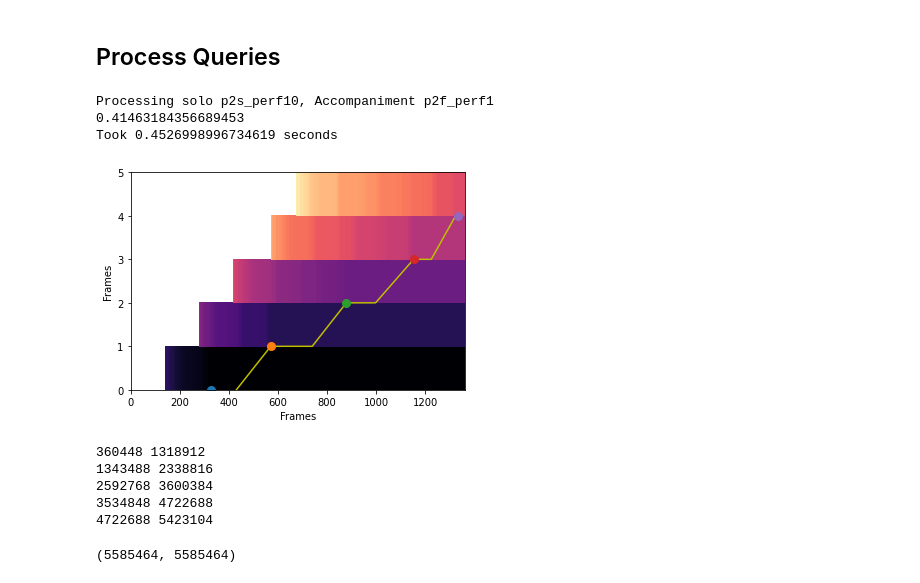
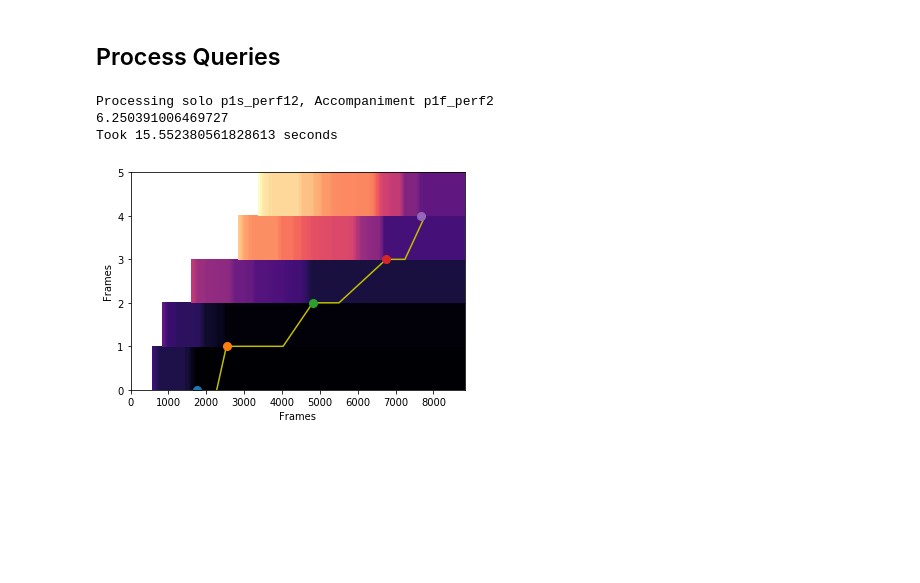
Before and after one commit to dhyang33/AdaptiveAccompaniment, a Jupyter notebook: src/02a_SegmentalDTW.ipynb, the cells around one changed output. Saved outputs shown, nothing was run; the diff lists cells and outputs as text; code cells hidden in the pictures; blank space fills up the shorter version.

```diff
--- a/src/02a_SegmentalDTW.ipynb
+++ b/src/02a_SegmentalDTW.ipynb
@@ -57,7 +53,7 @@ def getCostMatrices(queries, ref):
   return cost_matrices
 # %%
 def getAccumCostMatrix(cost_matrix):
-  steps = np.array([2, 1, 1, 2, 1, 1]).reshape((3,2))
+  steps = np.array([2, 1, 1, 2, 1, 1]).reshape((-1,2))
   weights = [2,1,1]
   D = lb.sequence.dtw(C=cost_matrix, step_sizes_sigma=steps, weights_mul=weights, subseq=True, backtrack=False)
   return D
@@ -71,7 +108,7 @@ def generateSegmentCostMatrix(costMatrices):
 # %%
 def segmental_DTW(segmentCostMatrix, segment_lengths):
   steps = [[0,1]]
-  weights = [0]
+  weights = [0.1]
   D, path = DTW.globalDTW(segmentCostMatrix, steps, weights, segment_lengths)
 
   return D, path
@@ -188,7 +225,6 @@ def group_time_function(wp,ref_audio_len):
 # %%
-def processQuery(solo_name, ref_name, visualize=False, hypdir = None, sr=22050):
+def processQuery(solo_name, ref_name, hop_length, visualize=False, hypdir = None, sr=22050):
   print("Processing solo {}, Accompaniment {}".format(solo_name, ref_name))
-  warnings.filterwarnings("ignore", category=DeprecationWarning)
   start_time = time.time()
   outfile = 'experiments/{}/{}-{}.hyp'.format(hypdir, solo_name, ref_name)
   if os.path.exists(outfile) and visualize == False:
@@ -198,32 +234,30 @@ def processQuery(solo_name, ref_name, visualize=False, hypdir = None, sr=22050):
   solo_segments = audioFiles[solo_name]
   ref_audio = audioFiles[ref_name]
 
+
   # Calculate L2-Normalized Chromas
   solo_chromas = []
   segment_lengths = []
-  ref_chroma = getChromaFeatures(ref_audio)
+  ref_chroma = getChromaFeatures(ref_audio, hop_length)
+
   for i in solo_segments:
     solo_chromas.append(getChromaFeatures(i))
     segment_lengths.append(solo_chromas[-1].shape[1])
 
   # Frame-Level DTW
   frame_costs = []
+  accum_costs = []
   cost_matrices = getCostMatrices(solo_chromas, ref_chroma)
-
-
-  accum_costs = []
   for C in cost_matrices:
     D = getAccumCostMatrix(C)
     accum_costs.append(D)
+  print(time.time()-start_time)
 
-  #plt.imshow(cost_matrices[-1], aspect='auto')
-  #lbd.specshow(cost_matrices[-1], x_axis='frames', y_axis='frames')
 
   # Segment-Level DTW
   segment_cost = np.array(generateSegmentCostMatrix(accum_costs))
   D, path = segmental_DTW(segment_cost, segment_lengths)
   pathEnds = getPathEnds(path[::-1],segment_cost[0])
-
   if visualize:
       lbd.specshow(D, x_axis='frames', y_axis='frames')
       x = [i[0] for i in path]
@@ -237,52 +271,26 @@ def processQuery(solo_name, ref_name, visualize=False, hypdir = None, sr=22050):
           sample = np.round(plot_time*sr/hop_length)
           plt.plot(int(sample), idx, marker=".", markersize=16)
 
-
   # Local Backtraces
   local_paths = []
   segment_predict = []
   for idx, C in enumerate(cost_matrices):
-    local_path = list(DTW.local_backtrace(accum_costs[idx],C,pathEnds[idx][1]))[::-1]
+    local_path = list(local_backtrace(accum_costs[idx],C,pathEnds[idx][1]))[::-1]
     local_paths.append(local_path)
     segment_predict.append((local_path[0][1],pathEnds[idx][1]))
-#  print(segment_predict)
-#     if idx==1:
-#       lbd.specshow(accum_costs[idx], x_axis='frames', y_axis='frames')
-#       x = [i[0] for i in local_path]
-#       y = [i[1] for i in local_path]
-#       plt.plot(y,x, label='Optimal path', color='y')
-#       debug_path = local_path
-
-
 
   # TSM
-  print(time.time()-start_time)
-  time_function = group_time_function(local_paths, len(ref_audio))
-  #time_function = extrapolateTimeStretchFunction(local_paths, len(ref_audio))
-  #time_function = extrapolateTimeStretchFunction(local_paths)
-  #time_function = np.array(analysis2synthesis(local_paths, len(ref_audio)))
+  time_function = extrapolateTimeStretchFunction(local_paths, len(ref_audio), hop_length)
   time_taken = time.time()-start_time
   print("Took {} seconds".format(time_taken))
   writeToFile(time_function, segment_predict, solo_name, ref_name, hypdir, time_taken)
-  return time_function, local_paths, segment_cost,D, segment_predict
+  return time_function, local_paths, segment_cost,D, segment_predict, solo_chromas, accum_costs, solo_segments, ref_audio
 # %%
-solo_name, ref_name ='p2s_perf10', 'p2f_perf1'
-time_function, local_paths,sc,D, sp  = processQuery(solo_name, ref_name, visualize=True, hypdir="debug4")
+# Process 1 Query
+solo_name, ref_name ='p1s_perf12','p1f_perf2'
+time_function, local_paths,sc,D, sp, solo_chromas, ac,ss, ra  = processQuery(solo_name, ref_name, hop_length=512, visualize=True, hypdir="debug4")
 # %% [output]
-Processing solo p2s_perf10, Accompaniment p2f_perf1
-0.41463184356689453
-Took 0.4526998996734619 seconds
+Processing solo p1s_perf12, Accompaniment p1f_perf2
+6.250391006469727
+Took 15.552380561828613 seconds
-[figure, old version]
+[figure, new version]
-# %%
-for i in local_paths:
-    print(i[0][1]*hop_length,i[-1][1]*hop_length)
-# %% [output]
-360448 1318912
-1343488 2338816
-2592768 3600384
-3534848 4722688
-4722688 5423104
-# %%
-len(time_function),len(audioFiles[ref_name])
-# %% [output]
-(5585464, 5585464)
```
Also changed, not shown: parts of 19 cells of this notebook, 6 other files.
